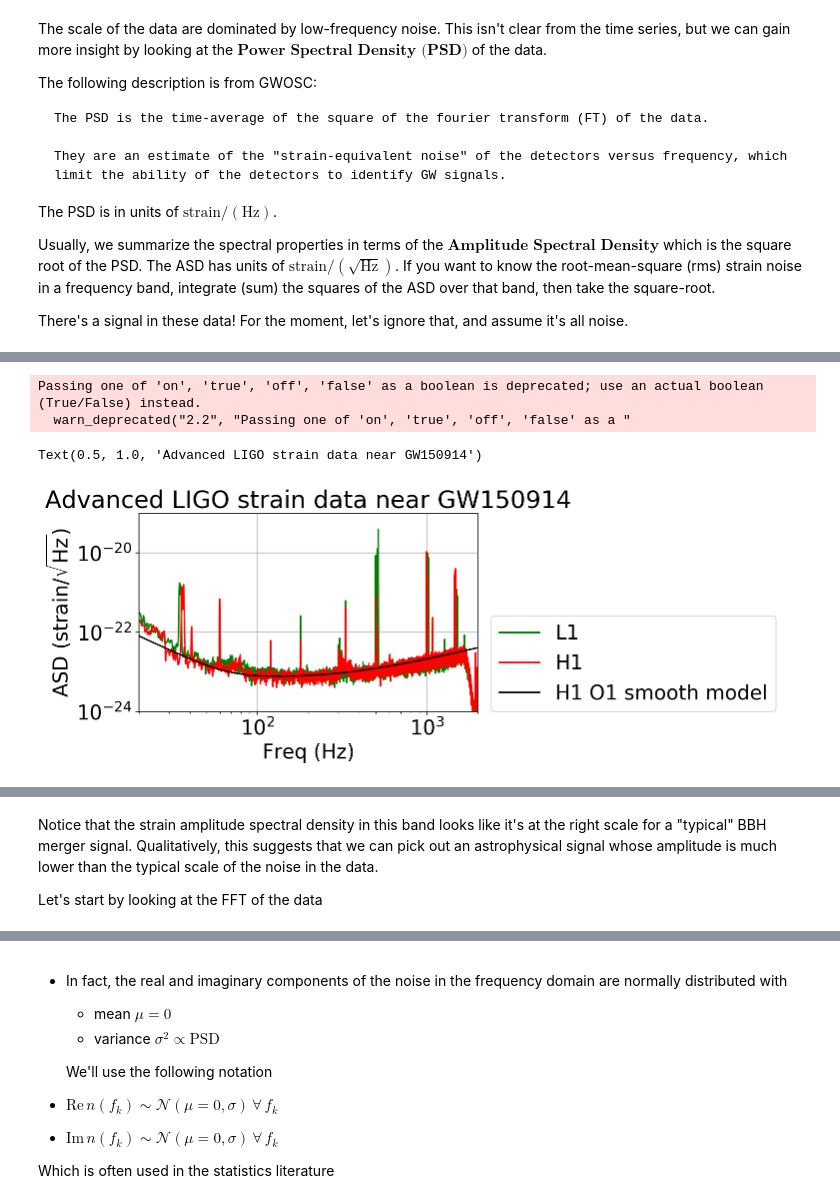
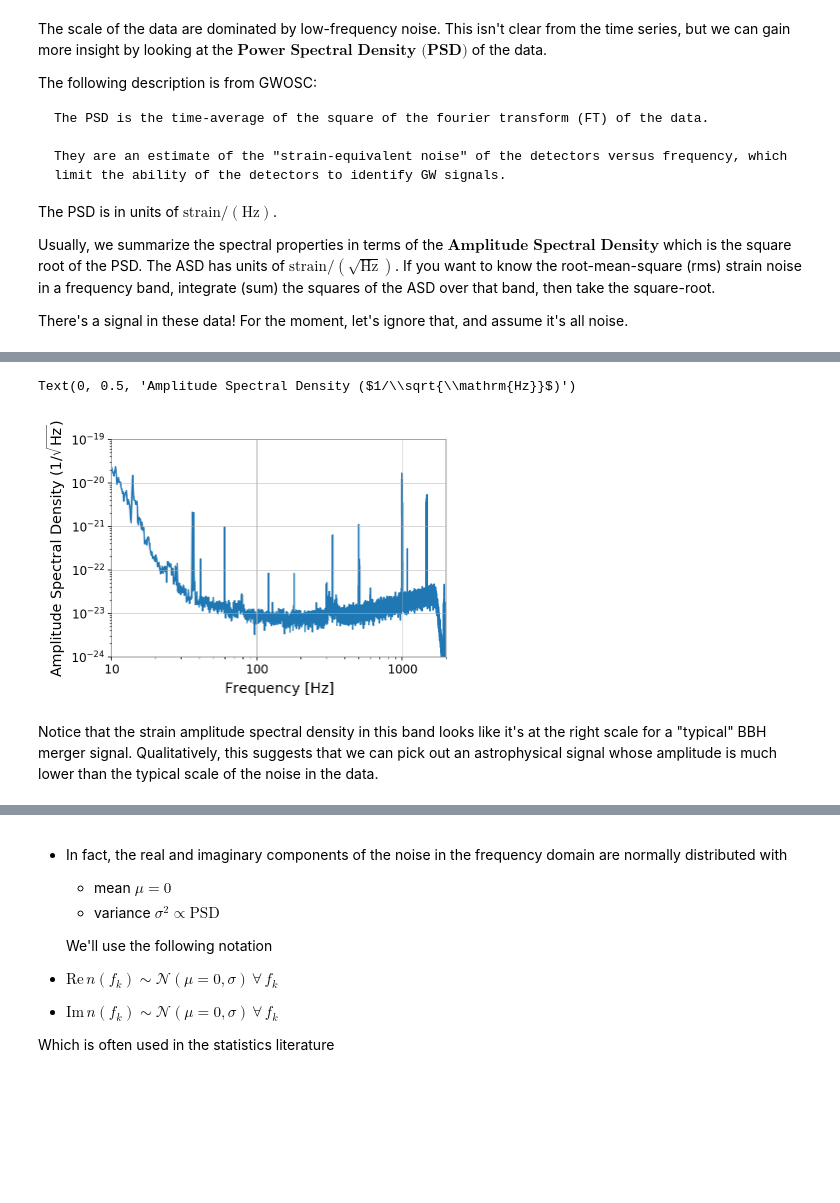
Before and after one commit to rory-smith/Lectures-on-inference-in-GW-astronomy, a Jupyter notebook: Lecture_1_Intro_to_LIGO_data_and_signals_adelaide.ipynb, the cells around one changed output, grey strips where cells are left out. Drawn from its saved outputs; the diff is of its cells as text; code cells hidden in the pictures; blank space fills up the shorter version.

```diff
--- a/Lecture_1_Intro_to_LIGO_data_and_signals_adelaide.ipynb
+++ b/Lecture_1_Intro_to_LIGO_data_and_signals_adelaide.ipynb
@@ -366,17 +380,8 @@ Text(0.5, 1.0, 'Advanced LIGO strain data near GW150914')
-# %%
-f_min = 20.
-f_max = 2000.
-plt.loglog(freqs, np.sqrt(Pxx_L1),'g',label='L1')
-plt.loglog(freqs, np.sqrt(Pxx_H1),'r',label='H1')
-plt.loglog(freqs, np.sqrt(Pxx),'k',label='H1 O1 smooth model')
-plt.axis([f_min, f_max, (1e-24), (1e-19)])
-plt.grid('on')
-plt.ylabel('ASD (strain/$\sqrt{\mathrm{Hz}}$)')
-plt.xlabel('Freq (Hz)')
-plt.legend(loc=(1.04,0))
-plt.title('Advanced LIGO strain data near GW150914')
-# %% [output]
-Passing one of 'on', 'true', 'off', 'false' as a boolean is deprecated; use an actual boolean (True/False) instead.
-  warn_deprecated("2.2", "Passing one of 'on', 'true', 'off', 'false' as a "
-Text(0.5, 1.0, 'Advanced LIGO strain data near GW150914')
-[figure, removed]
+# %%
+# -- Plot ASD
+# fft length of 8 sec
+fig2 = strain.asd(fftlength=8).plot()
+plt.xlim(10,2000)
+plt.ylim(1e-24, 1e-19)
+plt.ylabel("Amplitude Spectral Density ($1/\sqrt{\mathrm{Hz}}$)")
+# %% [output]
@@ -383,4 +390,4 @@ Text(0.5, 1.0, 'Advanced LIGO strain data near GW150914')
+Text(0, 0.5, 'Amplitude Spectral Density ($1/\\sqrt{\\mathrm{Hz}}$)')
+[figure, added]
 # %% [markdown]
 Notice that the strain amplitude spectral density in this band looks like it's at the right scale for a "typical" BBH merger signal. Qualitatively, this suggests that we can pick out an astrophysical signal whose amplitude is much lower than the typical scale of the noise in the data.
-
-Let's start by looking at the FFT of the data
```
Also changed, not shown: parts of 17 cells of this notebook.
